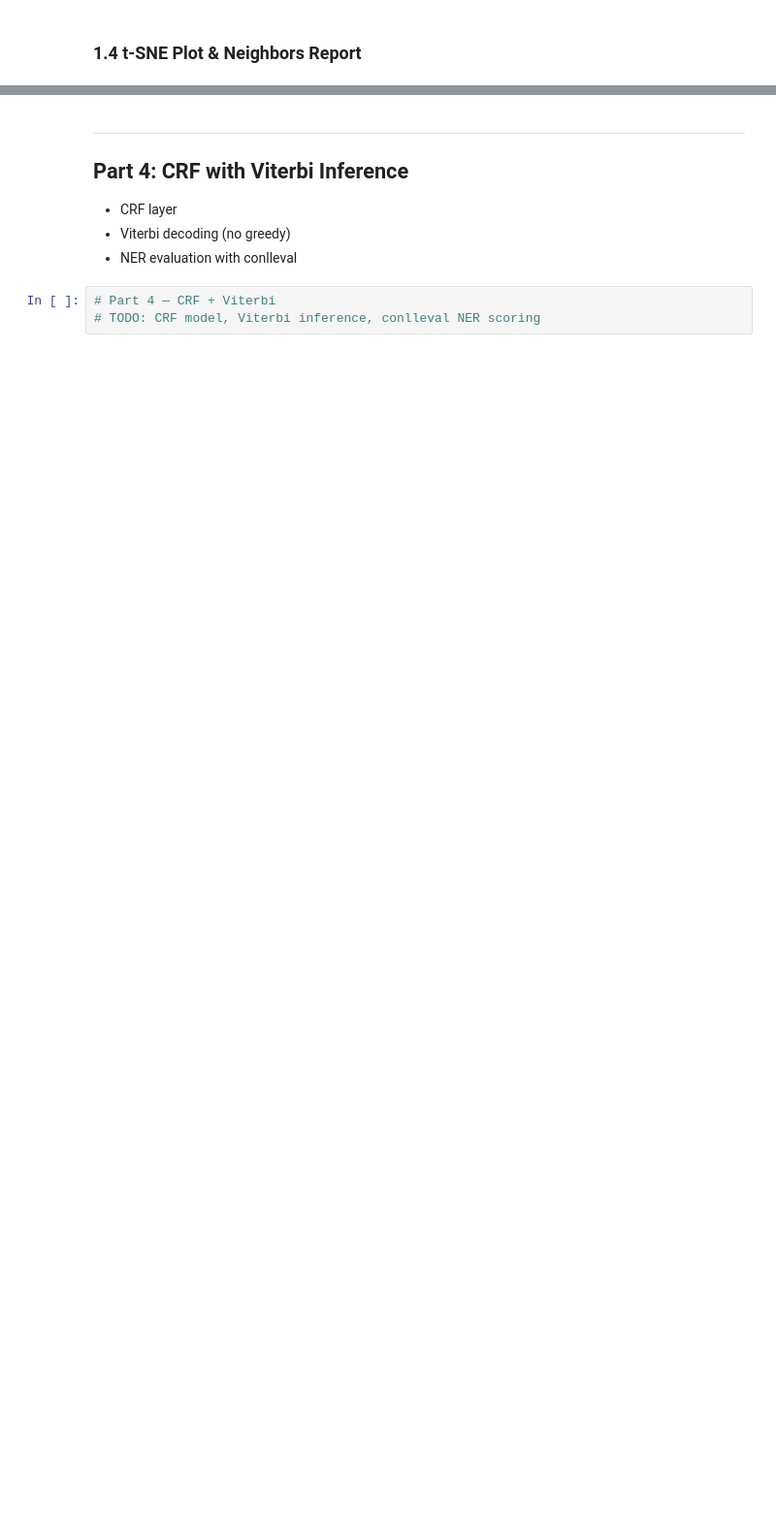
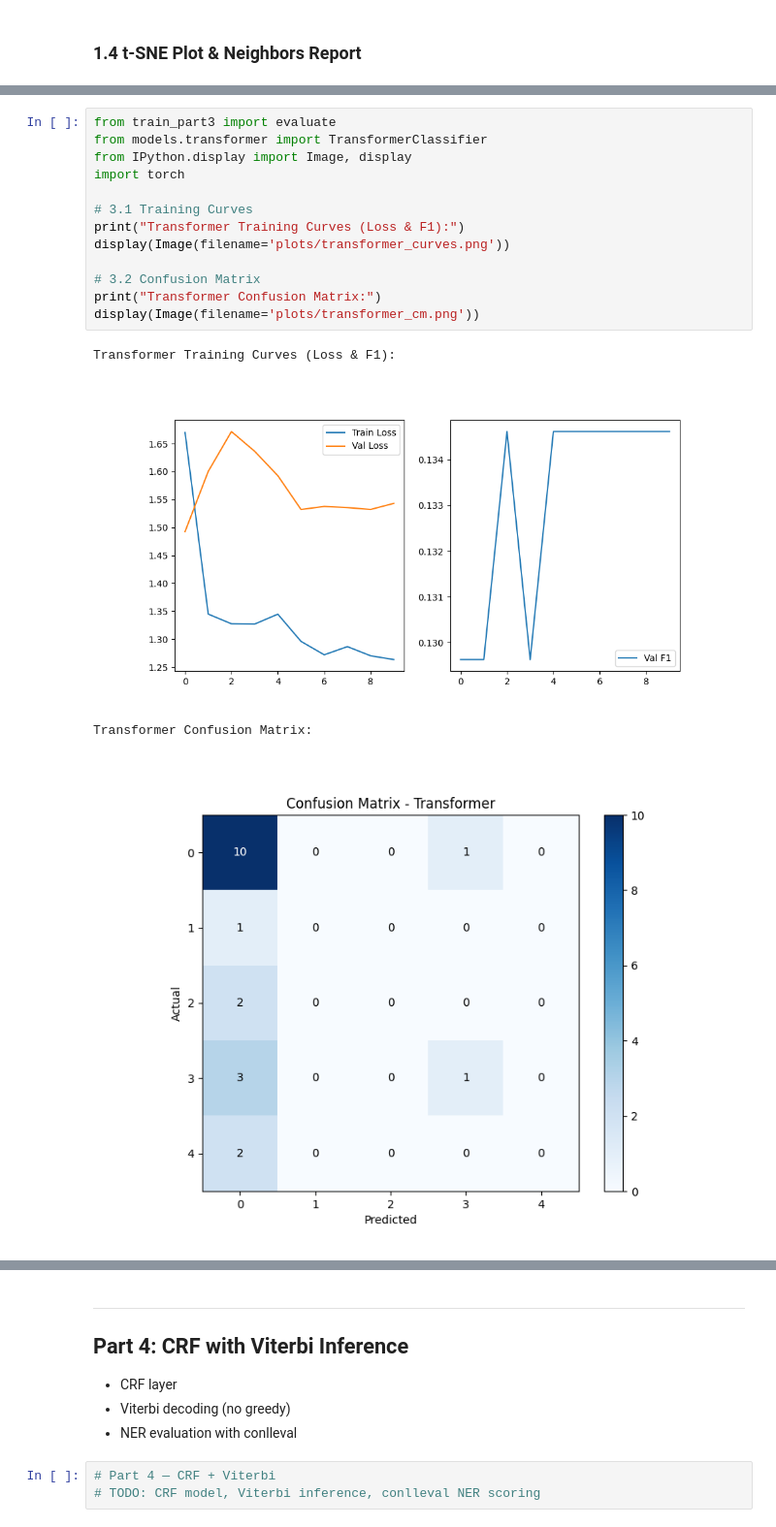
Before and after one commit to Minato-sudo/i23-2548-NLP-Assignment2, a Jupyter notebook: notebook.ipynb, the cells around one changed output, grey strips where cells are left out. Shown at 97% size. Cells and saved outputs as stored; diff of their text form; blank space fills up the shorter version.

```diff
--- a/notebook.ipynb
+++ b/notebook.ipynb
@@ -217,0 +326,18 @@ Condition C3 (Cleaned Corpus) generally yields better semantic embeddings compar
+# %%
+from train_part3 import evaluate
+from models.transformer import TransformerClassifier
+from IPython.display import Image, display
+import torch
+
+# 3.1 Training Curves
+print("Transformer Training Curves (Loss & F1):")
+display(Image(filename='plots/transformer_curves.png'))
+
+# 3.2 Confusion Matrix
+print("Transformer Confusion Matrix:")
+display(Image(filename='plots/transformer_cm.png'))
+# %% [output]
+Transformer Training Curves (Loss & F1):
+[figure, added]
+Transformer Confusion Matrix:
+[figure, added]
```
Also changed, not shown: parts of 32 cells of this notebook, 18 other files.
